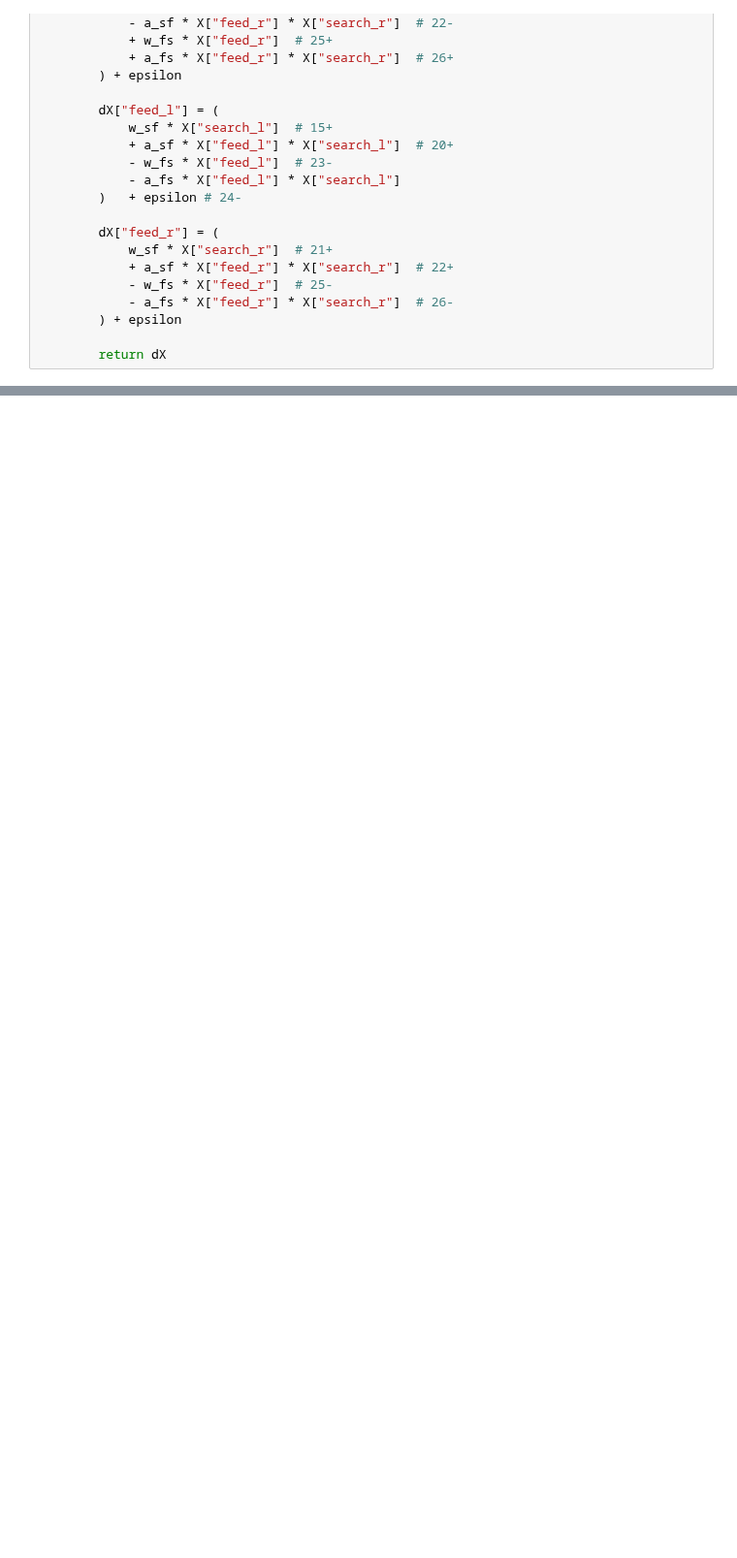
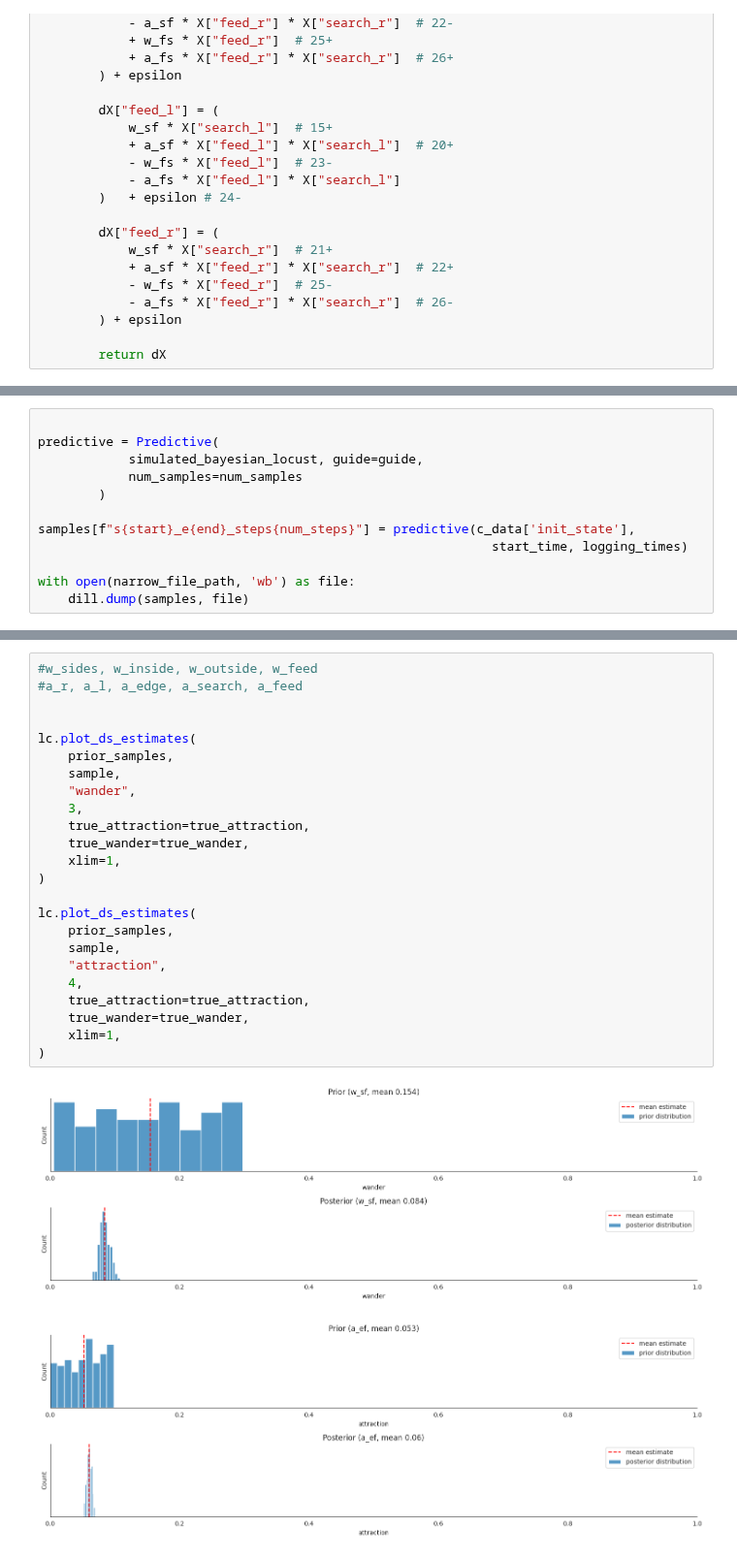
Before and after one commit to BasisResearch/collab-creatures, a Jupyter notebook: docs/experimental/exploring_ds.ipynb, the cells around one changed output, grey strips where cells are left out. Shown at 97% size. Drawn from its saved outputs; the diff is of its cells as text; blank space fills up the shorter version.

```diff
--- a/docs/experimental/exploring_ds.ipynb
+++ b/docs/experimental/exploring_ds.ipynb
@@ -283,0 +413,12 @@ Running SVI for 10 steps...
+# %%
+
+predictive = Predictive(
+            simulated_bayesian_locust, guide=guide,
+            num_samples=num_samples
+        )
+
+samples[f"s{start}_e{end}_steps{num_steps}"] = predictive(c_data['init_state'],
+                                                            start_time, logging_times)
+
+with open(narrow_file_path, 'wb') as file:
+    dill.dump(samples, file)
@@ -283,0 +473,27 @@ Running SVI for 10 steps...
+# %%
+#w_sides, w_inside, w_outside, w_feed
+#a_r, a_l, a_edge, a_search, a_feed
+
+
+lc.plot_ds_estimates(
+    prior_samples,
+    sample,
+    "wander",
+    3,
+    true_attraction=true_attraction,
+    true_wander=true_wander,
+    xlim=1,
+)
+
+lc.plot_ds_estimates(
+    prior_samples,
+    sample,
+    "attraction",
+    4,
+    true_attraction=true_attraction,
+    true_wander=true_wander,
+    xlim=1,
+)
+# %% [output]
+[figure, added]
+[figure, added]
```
Also changed, not shown: parts of 10 cells of this notebook, 3 other files.
